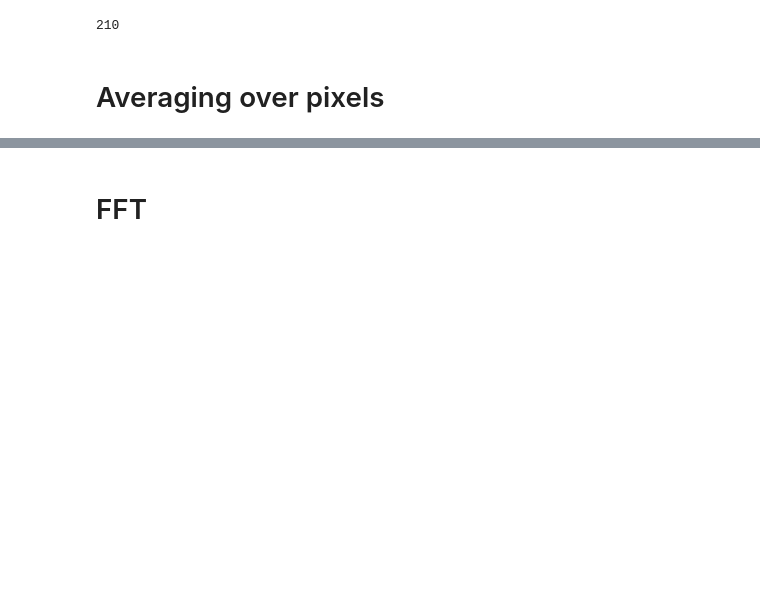
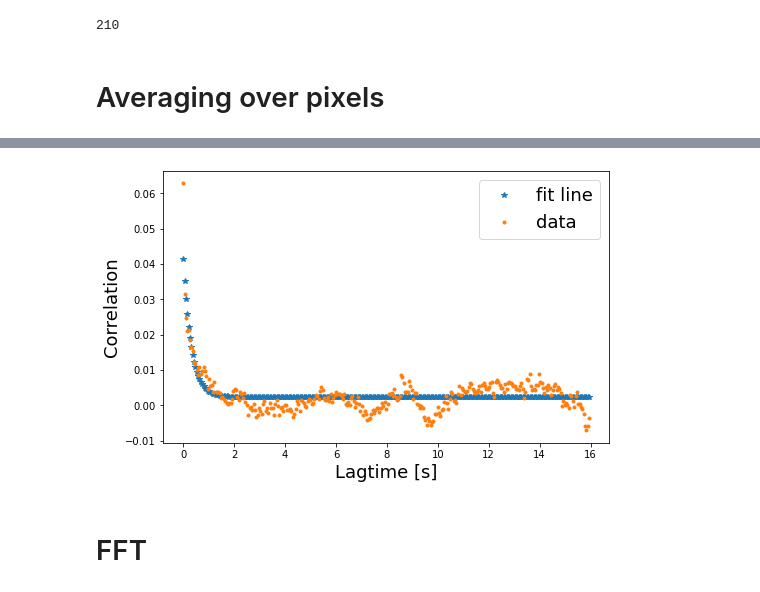
Before and after one commit to wwy-wwy-wwy/Speckle_project, a Jupyter notebook: g2t_analysis_24h.ipynb, the cells around one changed output, grey strips where cells are left out. Saved outputs shown, nothing was run; the diff lists cells and outputs as text; code cells hidden in the pictures; blank space fills up the shorter version.

```diff
--- a/g2t_analysis_24h.ipynb
+++ b/g2t_analysis_24h.ipynb
@@ -127,0 +139,4 @@ Text(0, 0.5, 'g2(t)')
+# %%
+reconstruct(lagtime_g2t,plateau,np.array(g2t),a,b)
+# %% [output]
+[figure, added]
```
Also changed, not shown: parts of 14 cells of this notebook, 1 other file.
